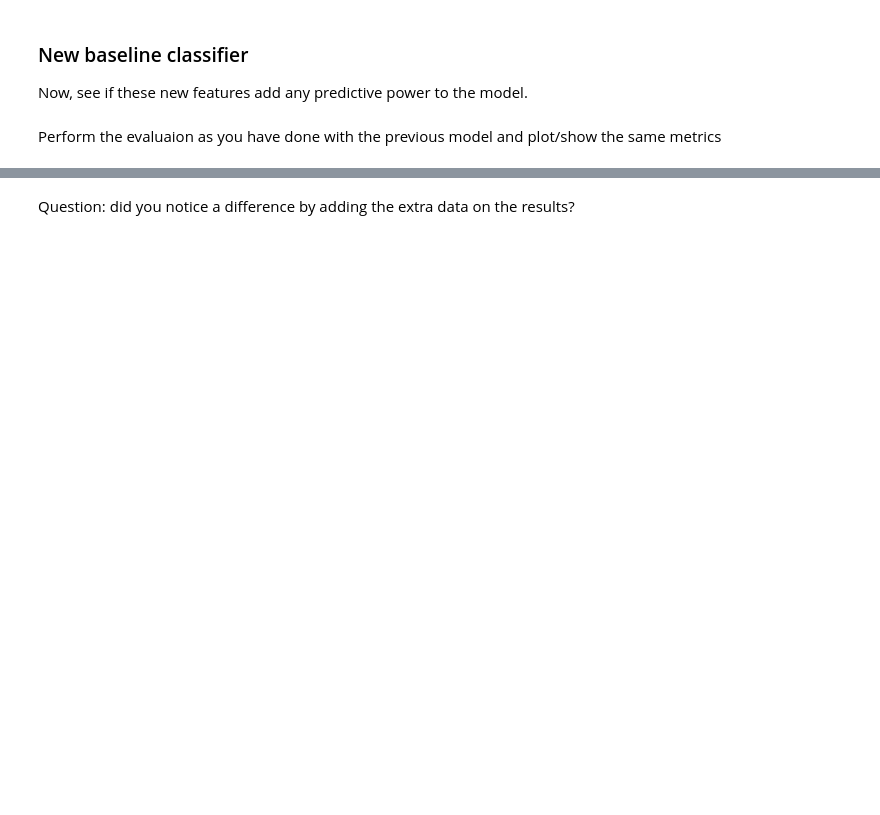
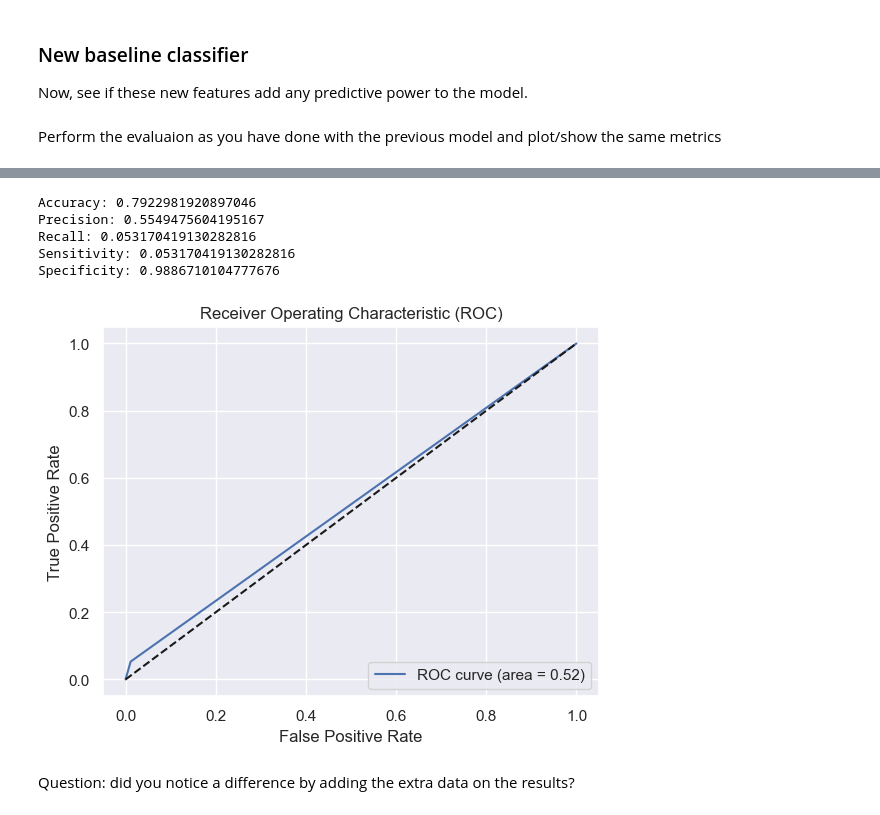
Before and after one commit to nuzhatmila1997/Final-Project, a Jupyter notebook: onpremises.ipynb, the cells around one changed output, grey strips where cells are left out. Saved outputs shown, nothing was run; the diff lists cells and outputs as text; code cells hidden in the pictures; blank space fills up the shorter version.

```diff
--- a/onpremises.ipynb
+++ b/onpremises.ipynb
@@ -1166,2 +1314,11 @@ Perform the evaluaion as you have done with the previous model and plot/show the
+# %%
+plot_roc(test_target, y_pred2)
+# %% [output]
+Accuracy: 0.7922981920897046
+Precision: 0.5549475604195167
+Recall: 0.053170419130282816
+Sensitivity: 0.053170419130282816
+Specificity: 0.9886710104777676
+[figure, added]
 # %% [markdown]
 Question: did you notice a difference by adding the extra data on the results?
```
Also changed, not shown: parts of 34 cells of this notebook, 3 other files.
